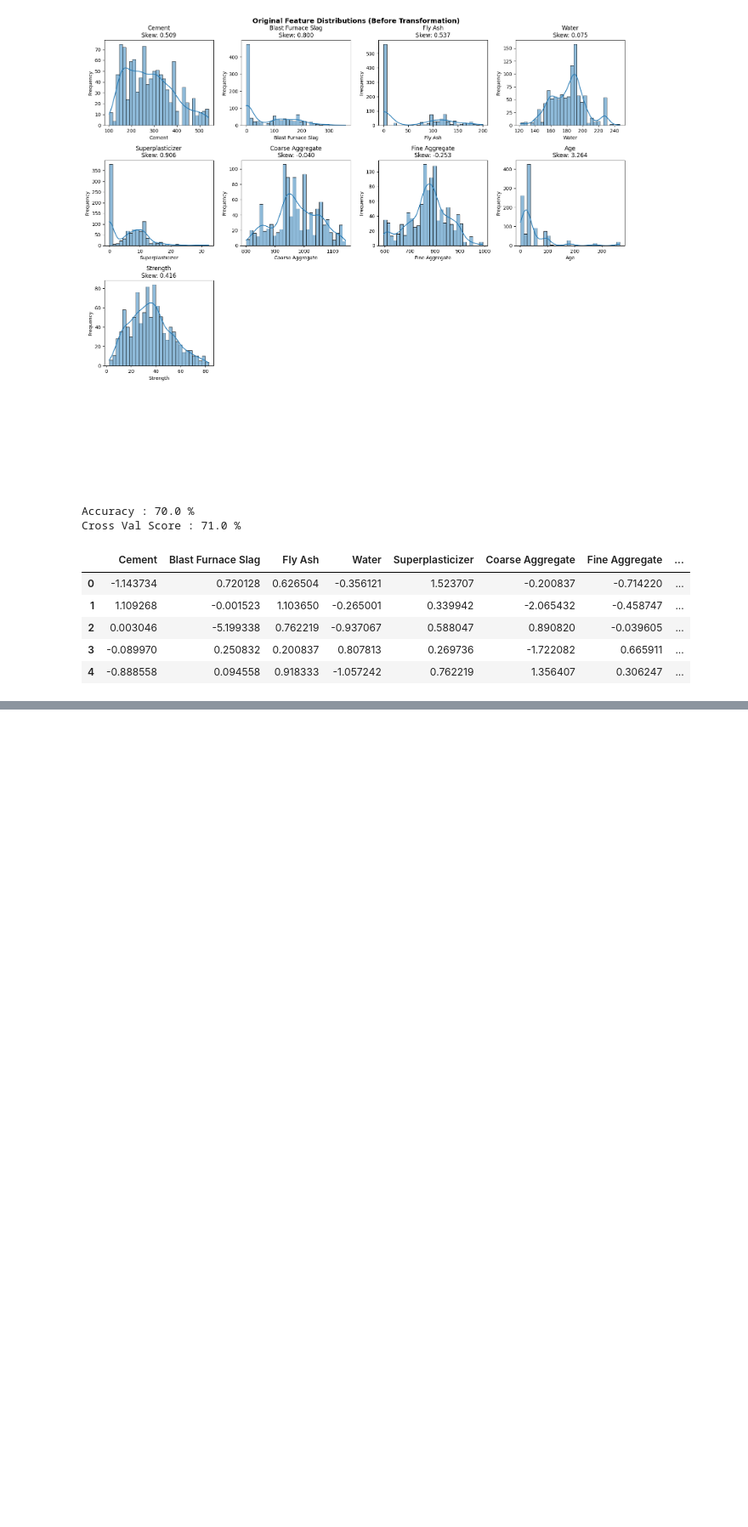
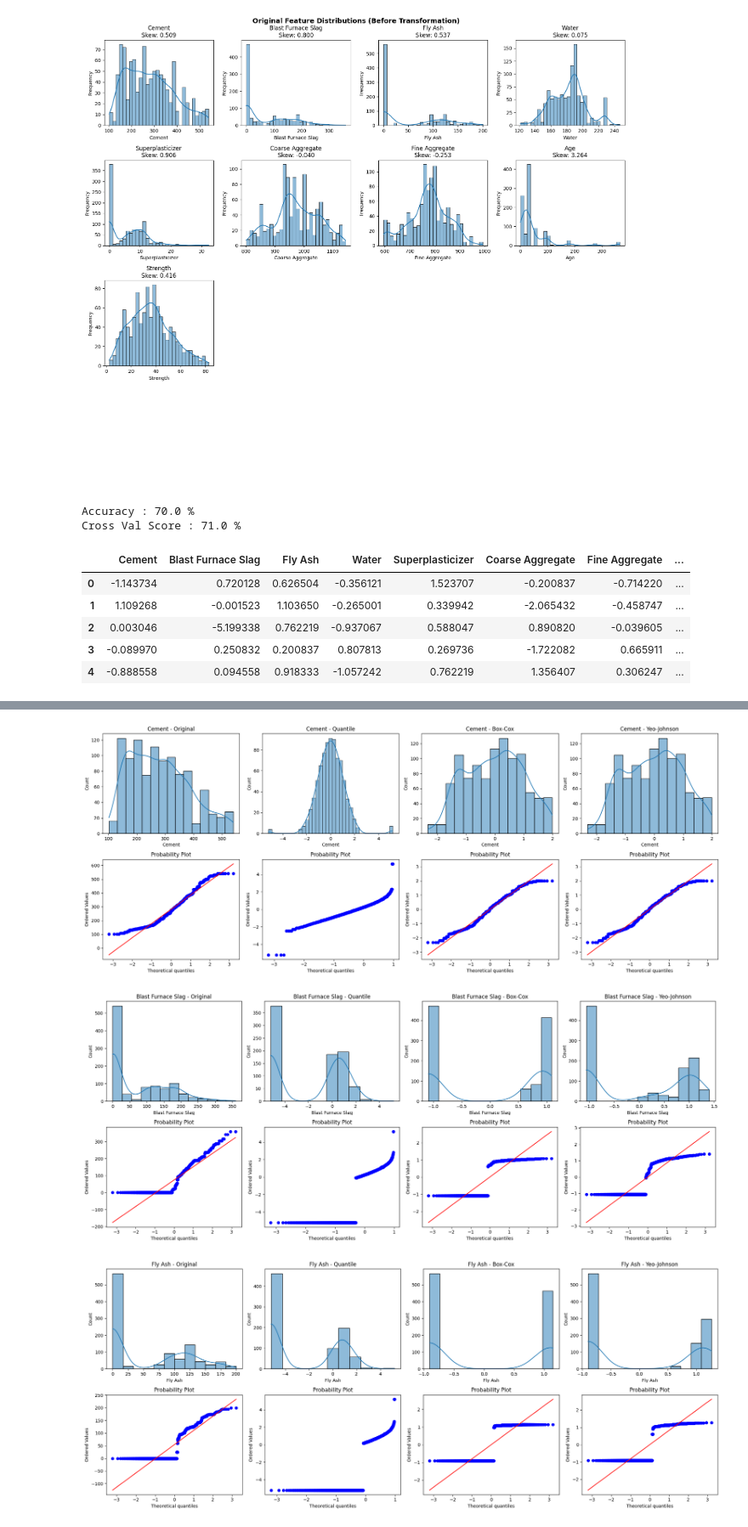
Before and after one commit to Ashura369/Python_and_Data_Science, a Jupyter notebook: 0 ML lecture/9_8 quantile transformer.ipynb, the cells around one changed output, grey strips where cells are left out. Shown at 85% size. Cells and saved outputs as stored; diff of their text form; code cells hidden in the pictures; blank space fills up the shorter version.

```diff
--- a/0 ML lecture/9_8 quantile transformer.ipynb
+++ b/0 ML lecture/9_8 quantile transformer.ipynb
@@ -181,0 +211,56 @@ for col in data.columns:
+# %%
+# plotting df, quantile transformer, box-cox, yeo-johnson
+
+# making box-cox object
+pt_boxcox = PowerTransformer(method='box-cox')
+boxcox = pt_boxcox.fit_transform(df + 0.000001)
+
+# making yeo-johnson object
+pt_yeojohnson = PowerTransformer(method='yeo-johnson')
+yeojohnson = pt_yeojohnson.fit_transform(df)
+
+# converting the both into data frames
+boxcox = pd.DataFrame(boxcox, columns=df.columns)
+yeojohnson = pd.DataFrame(yeojohnson, columns=df.columns)
+
+# making a for loop to plot all the four graphs
+for col in df.columns:
+    plt.figure(figsize=(20, 8))  # Increased height for 2 rows
+
+    # Row 1: Histograms
+    plt.subplot(2, 4, 1)
+    sns.histplot(df[col], kde=True)
+    plt.title(f"{col} - Original")
+
+    plt.subplot(2, 4, 2)
+    sns.histplot(data[col], kde=True)
+    plt.title(f"{col} - Quantile")
+
+    plt.subplot(2, 4, 3)
+    sns.histplot(boxcox[col], kde=True)
+    plt.title(f"{col} - Box-Cox")
+
+    plt.subplot(2, 4, 4)
+    sns.histplot(yeojohnson[col], kde=True)
+    plt.title(f"{col} - Yeo-Johnson")
+
+    # ************************************************************************
+    # Row 2: QQ Plots
+    plt.subplot(2, 4, 5)
+    stats.probplot(df[col], dist='norm', plot=plt)
+
+    plt.subplot(2, 4, 6)
+    stats.probplot(data[col], dist='norm', plot=plt)
+
+    plt.subplot(2, 4, 7)
+    stats.probplot(boxcox[col], dist='norm', plot=plt)
+
+    plt.subplot(2, 4, 8)
+    stats.probplot(yeojohnson[col], dist='norm', plot=plt)
+
+    plt.tight_layout()
+    plt.show()
+# %% [output]
+[figure, added]
+[figure, added]
+[figure, added]
```
Also changed, not shown: parts of 3 cells of this notebook, 3 other files.
